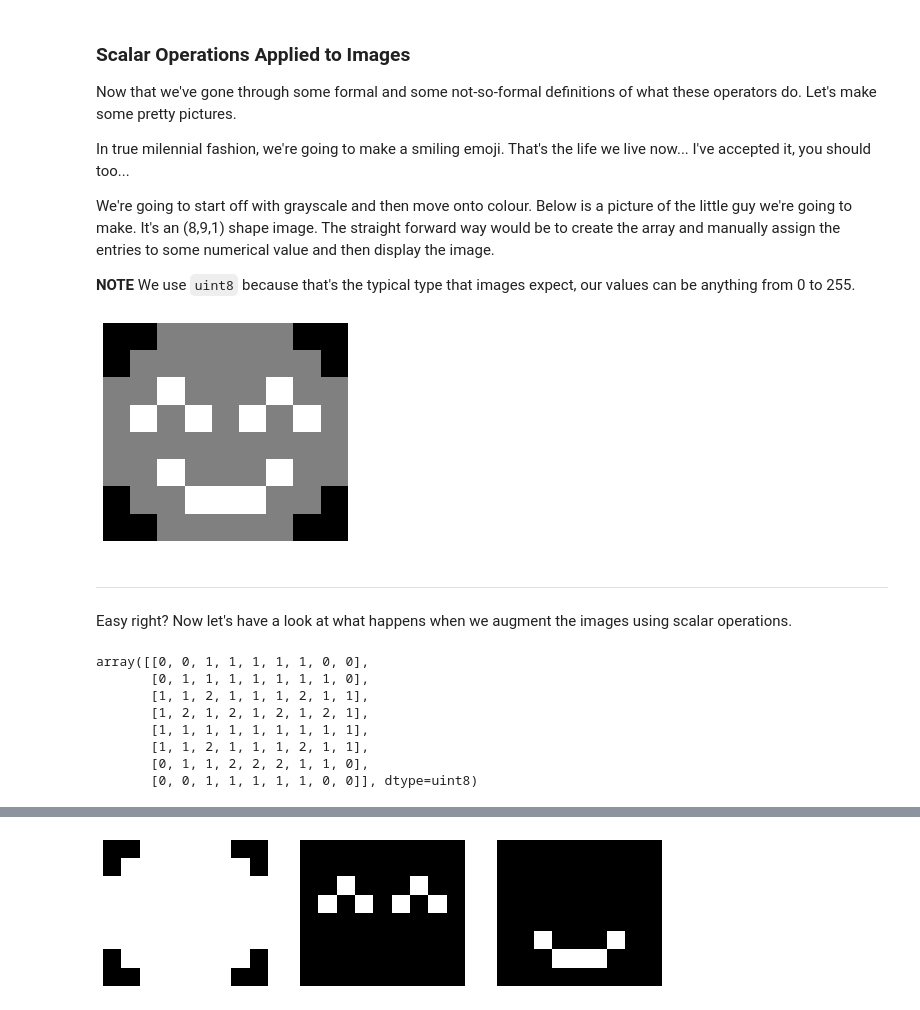
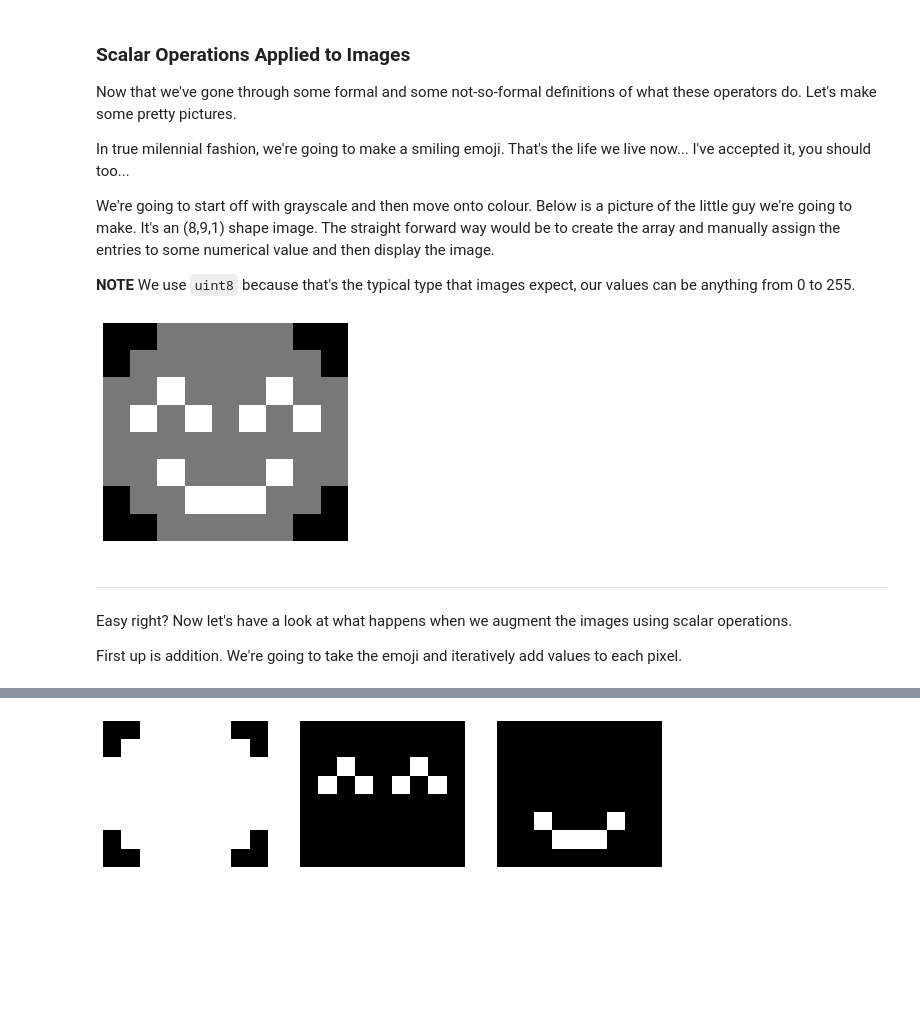
Before and after one commit to jonathanwvos/first_principles, a Jupyter notebook: Matrices.ipynb, the cells around one changed output, grey strips where cells are left out. Drawn from its saved outputs; the diff is of its cells as text; code cells hidden in the pictures; blank space fills up the shorter version.

Commit message:
Added constant scaling to emoji

```diff
--- a/Matrices.ipynb
+++ b/Matrices.ipynb
@@ -643,34 +643,25 @@ In true milennial fashion, we're going to make a smiling emoji. That's the life
 We're going to start off with grayscale and then move onto colour. Below is a picture of the little guy we're going to make. It's an (8,9,1) shape image. The straight forward way would be to create the array and manually assign the entries to some numerical value and then display the image.
 
 **NOTE** We use `uint8` because that's the typical type that images expect, our values can be anything from 0 to 255.
-# %%
-emoji_full = np.array([
-    [0,0,1,1,1,1,1,0,0],
-    [0,1,1,1,1,1,1,1,0],
-    [1,1,2,1,1,1,2,1,1],
-    [1,2,1,2,1,2,1,2,1],
-    [1,1,1,1,1,1,1,1,1],
-    [1,1,2,1,1,1,2,1,1],
-    [0,1,1,2,2,2,1,1,0],
-    [0,0,1,1,1,1,1,0,0]
-], dtype='uint8')
-
-plt.axis('off') # disabled axes for aesthetic reasons
-plt.imshow(emoji_full, cmap='gray')
-plt.show()
-# %% [output]
-[figure, removed]
+# %%
+emoji_full = np.array([
+    [0,0,120,120,120,120,120,0,0],
+    [0,120,120,120,120,120,120,120,0],
+    [120,120,255,120,120,120,255,120,120],
+    [120,255,120,255,120,255,120,255,120],
+    [120,120,120,120,120,120,120,120,120],
+    [120,120,255,120,120,120,255,120,120],
+    [0,120,120,255,255,255,120,120,0],
+    [0,0,120,120,120,120,120,0,0]
+], dtype='uint8')
+
+plt.axis('off') # disabled axes for aesthetic reasons
+plt.imshow(emoji_full, cmap='gray')
+plt.show()
+# %% [output]
+[figure, added]
 # %% [markdown]
 ---
 Easy right? Now let's have a look at what happens when we augment the images using scalar operations.
+
+First up is addition. We're going to take the emoji and iteratively add values to each pixel.
-# %%
-emoji_full
-# %% [output]
-array([[0, 0, 1, 1, 1, 1, 1, 0, 0],
-       [0, 1, 1, 1, 1, 1, 1, 1, 0],
-       [1, 1, 2, 1, 1, 1, 2, 1, 1],
-       [1, 2, 1, 2, 1, 2, 1, 2, 1],
-       [1, 1, 1, 1, 1, 1, 1, 1, 1],
-       [1, 1, 2, 1, 1, 1, 2, 1, 1],
-       [0, 1, 1, 2, 2, 2, 1, 1, 0],
-       [0, 0, 1, 1, 1, 1, 1, 0, 0]], dtype=uint8)
```
Also changed, not shown: parts of 11 cells of this notebook.
